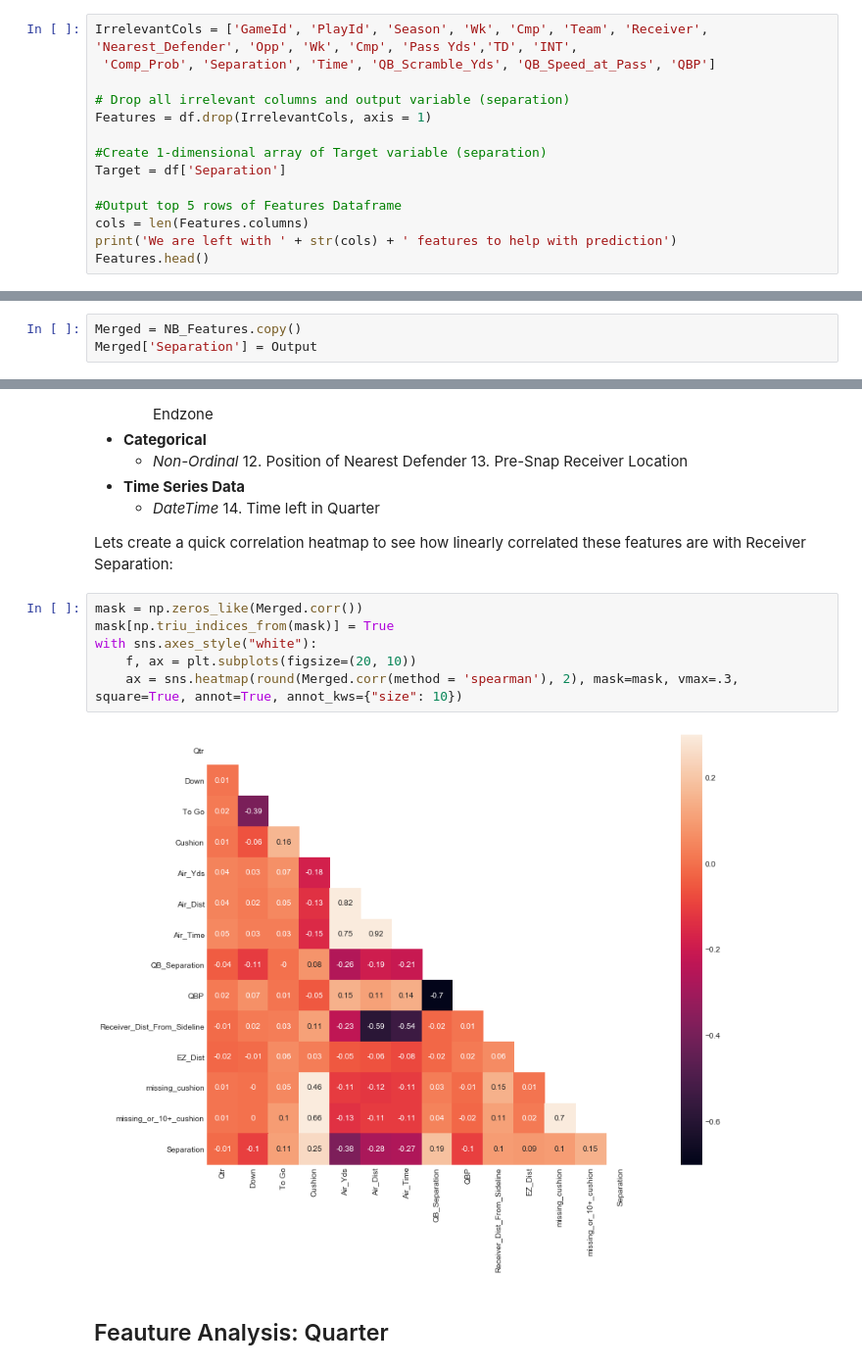
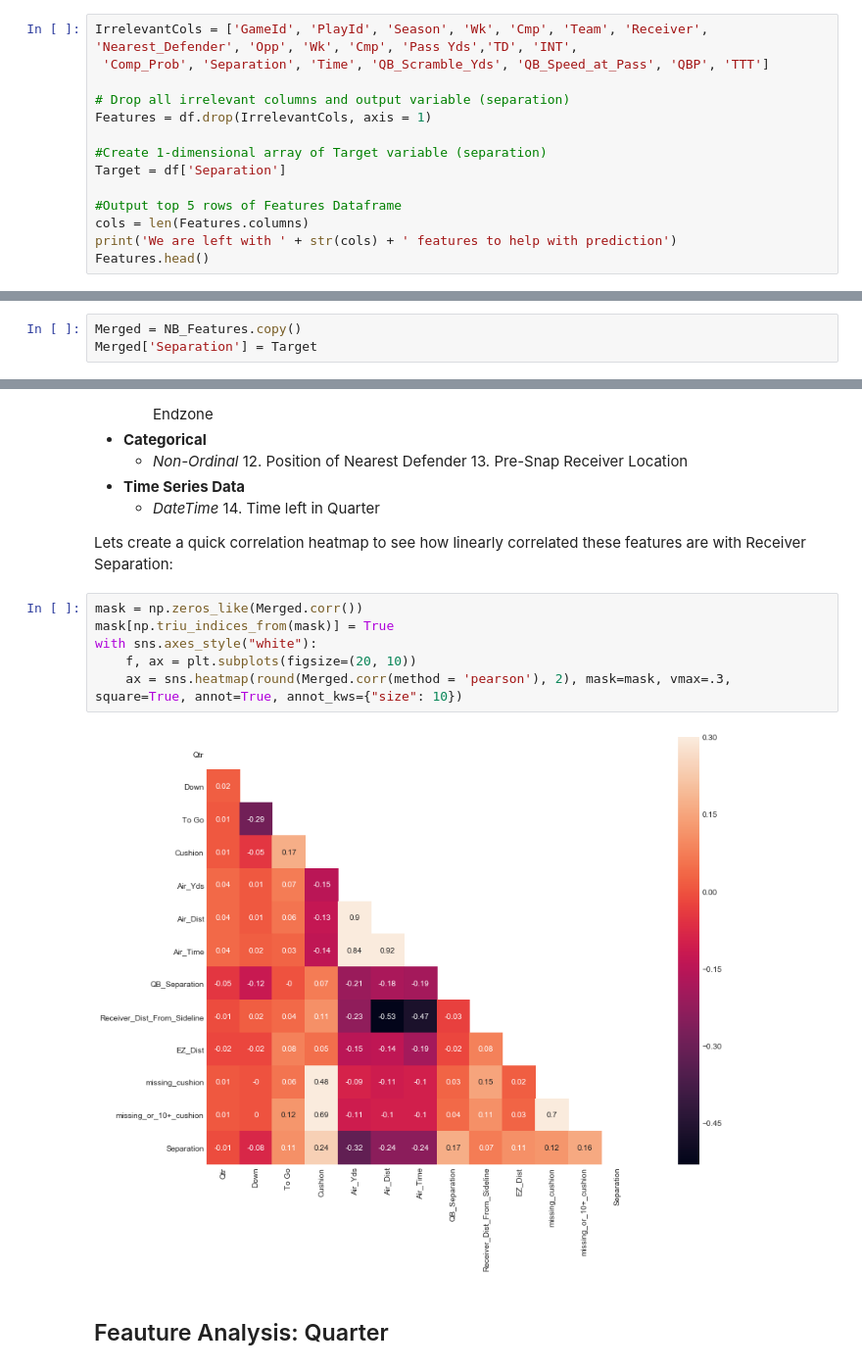
Before and after one commit to Jesse-Cohen/Separation-Above-Expectation, a Jupyter notebook: Expected Receiver Separation.ipynb, the cells around one changed output, grey strips where cells are left out. Shown at 98% size. Saved outputs shown, nothing was run; the diff lists cells and outputs as text.

```diff
--- a/Expected Receiver Separation.ipynb
+++ b/Expected Receiver Separation.ipynb
@@ -102,7 +106,7 @@ COLS = df.columns.to_list()
 Right off the bat, I think a lot the variables in this dataset will not be useful in predicting reciever separation. Also, there are a lot features in this set that describe the outcome of the event. These features (Pass Yards, TD, INT) cannot be used in prediction. For features that I am skeptical of, but not sure about their effect, I will leave alone, otherwise I will drop all non-essential features below.
 # %%
 IrrelevantCols = ['GameId', 'PlayId', 'Season', 'Wk', 'Cmp', 'Team', 'Receiver', 'Nearest_Defender', 'Opp', 'Wk', 'Cmp', 'Pass Yds','TD', 'INT',
- 'Comp_Prob', 'Separation', 'Time', 'QB_Scramble_Yds', 'QB_Speed_at_Pass', 'QBP']
+ 'Comp_Prob', 'Separation', 'Time', 'QB_Scramble_Yds', 'QB_Speed_at_Pass', 'QBP', 'TTT']
 
 # Drop all irrelevant columns and output variable (separation)
 Features = df.drop(IrrelevantCols, axis = 1)
@@ -596,7 +601,7 @@ sum(NB_Features['Cushion'].isna())
 0
 # %%
 Merged = NB_Features.copy()
-Merged['Separation'] = Output
+Merged['Separation'] = Target
 # %% [markdown]
 ## Handling Outliers
 
@@ -664,11 +669,11 @@ Lets create a quick correlation heatmap to see how linearly correlated these fea
 # %%
 mask = np.zeros_like(Merged.corr())
 mask[np.triu_indices_from(mask)] = True
 with sns.axes_style("white"):
     f, ax = plt.subplots(figsize=(20, 10))
-    ax = sns.heatmap(round(Merged.corr(method = 'spearman'), 2), mask=mask, vmax=.3, square=True, annot=True, annot_kws={"size": 10})
+    ax = sns.heatmap(round(Merged.corr(method = 'pearson'), 2), mask=mask, vmax=.3, square=True, annot=True, annot_kws={"size": 10})
 # %% [output]
-[figure, old version]
+[figure, new version]
 # %% [markdown]
 ## Feauture Analysis: Quarter
 # %%
```
Also changed, not shown: parts of 85 cells of this notebook.
